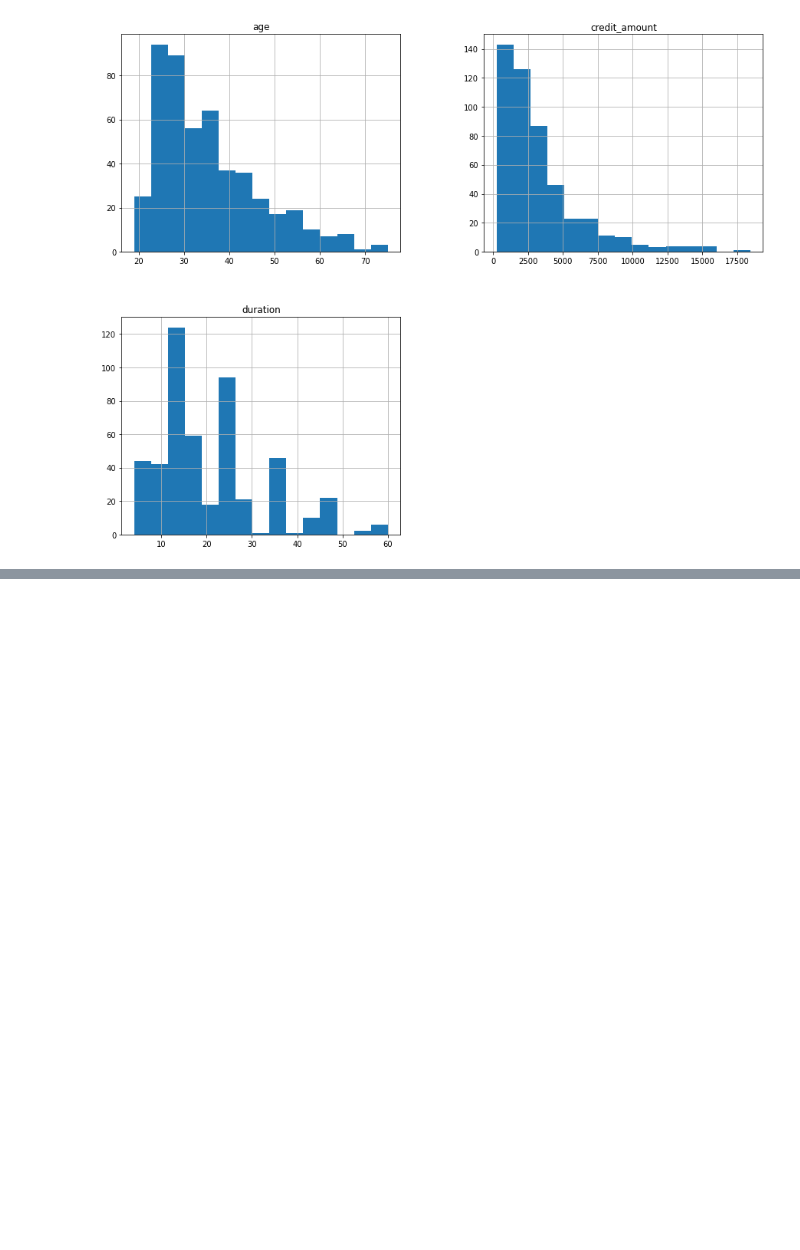
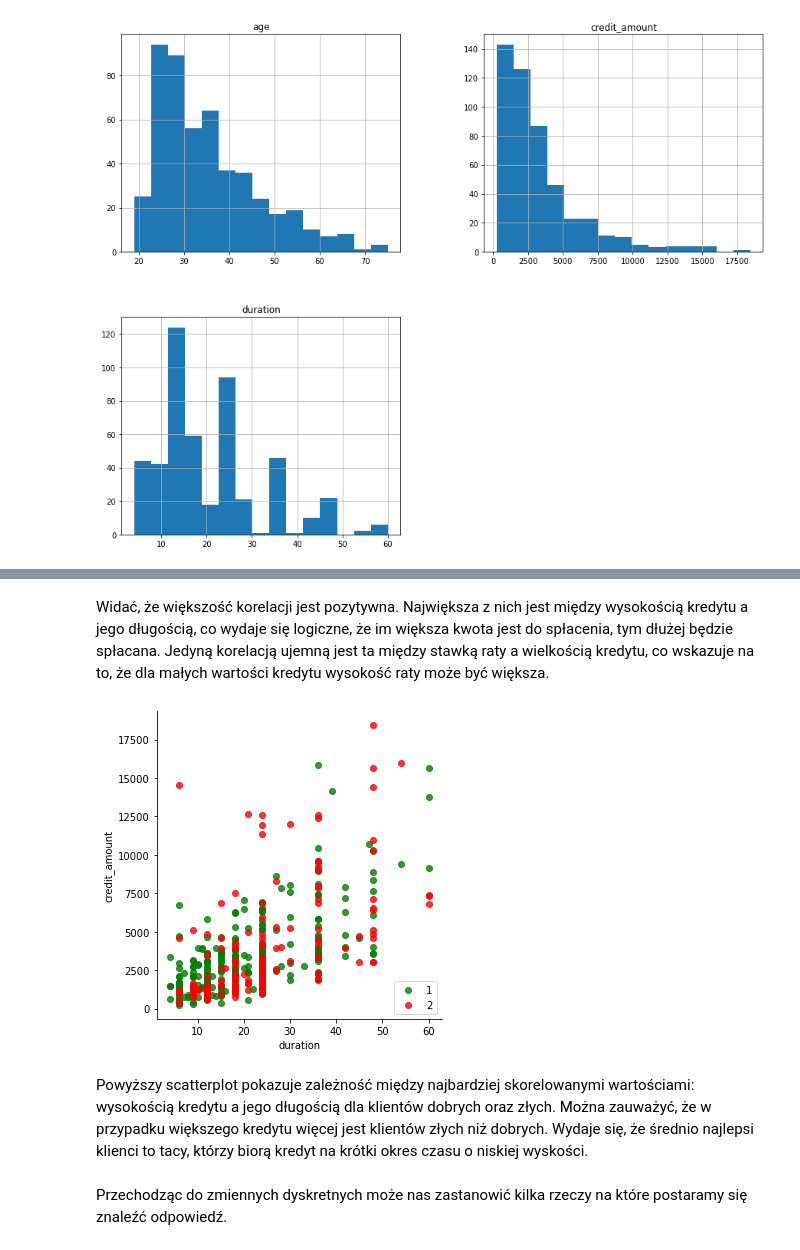
Before and after one commit to malwina0/2022L-ML, a Jupyter notebook: PD1.ipynb, the cells around one changed output, grey strips where cells are left out. Cells and saved outputs as stored; diff of their text form; code cells hidden in the pictures; blank space fills up the shorter version.

```diff
--- a/PD1.ipynb
+++ b/PD1.ipynb
@@ -151,0 +196,12 @@ Wykresy skrzynkowe pokzują, że można wskazać pewne zależności między wska
+# %% [markdown]
+Widać, że większość korelacji jest pozytywna. Największa z nich jest między wysokością kredytu a jego długością, co wydaje się logiczne, że im większa kwota jest do spłacenia, tym dłużej będzie spłacana. Jedyną korelacją ujemną jest ta między stawką raty a wielkością kredytu, co wskazuje na to, że dla małych wartości kredytu wysokość raty może być większa.
+# %%
+sns.lmplot( x="duration", y="credit_amount", data=X_train, fit_reg=False, hue='customer_type', legend=False, palette=["green", "red"])
+plt.legend(loc='lower right')
+plt.show()
+# %% [output]
+[figure, added]
+# %% [markdown]
+Powyższy scatterplot pokazuje zależność między najbardziej skorelowanymi wartościami: wysokością kredytu a jego długością dla klientów dobrych oraz złych. Można zauważyć, że w przypadku większego kredytu więcej jest klientów złych niż dobrych. Wydaje się, że średnio najlepsi klienci to tacy, którzy biorą kredyt na krótki okres czasu o niskiej wyskości.
+# %% [markdown]
+Przechodząc do zmiennych dyskretnych może nas zastanowić kilka rzeczy na które postaramy się znaleźć odpowiedź.
```
Also changed, not shown: parts of 20 cells of this notebook.
